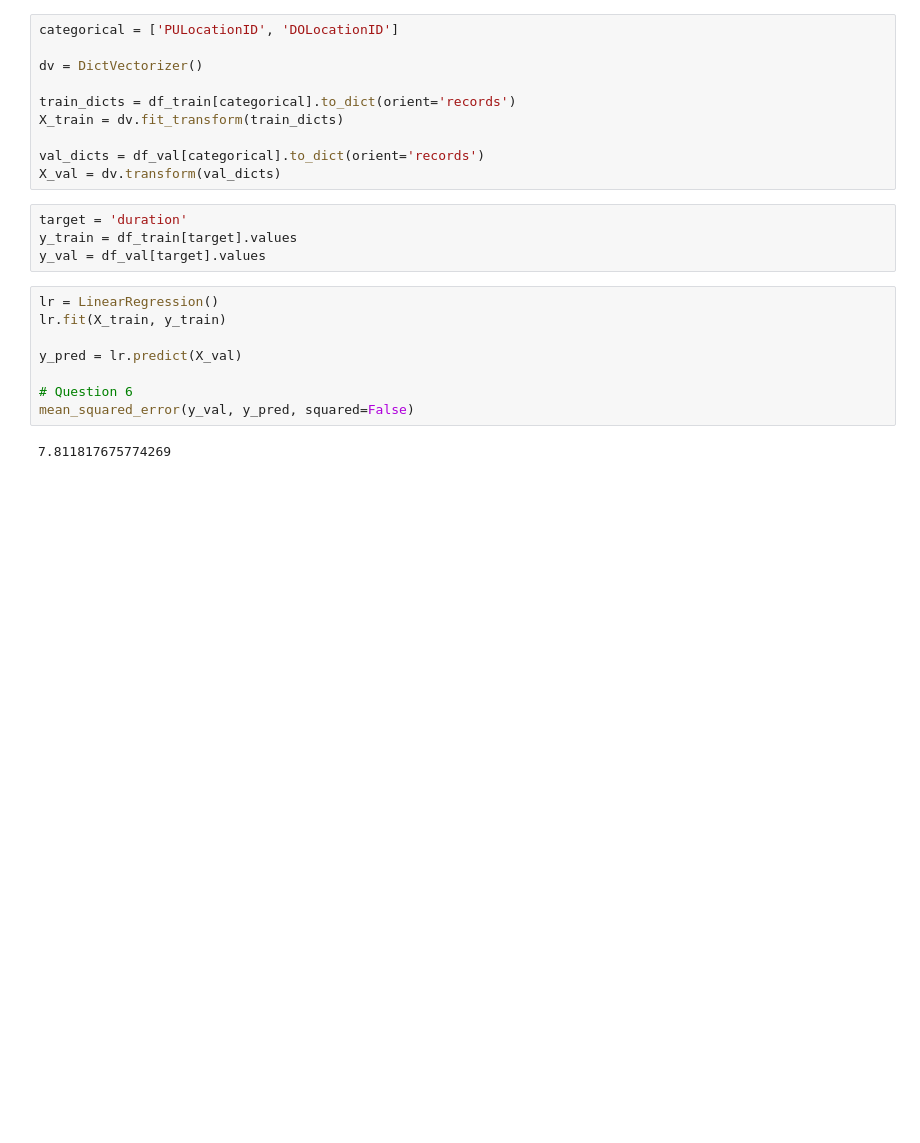
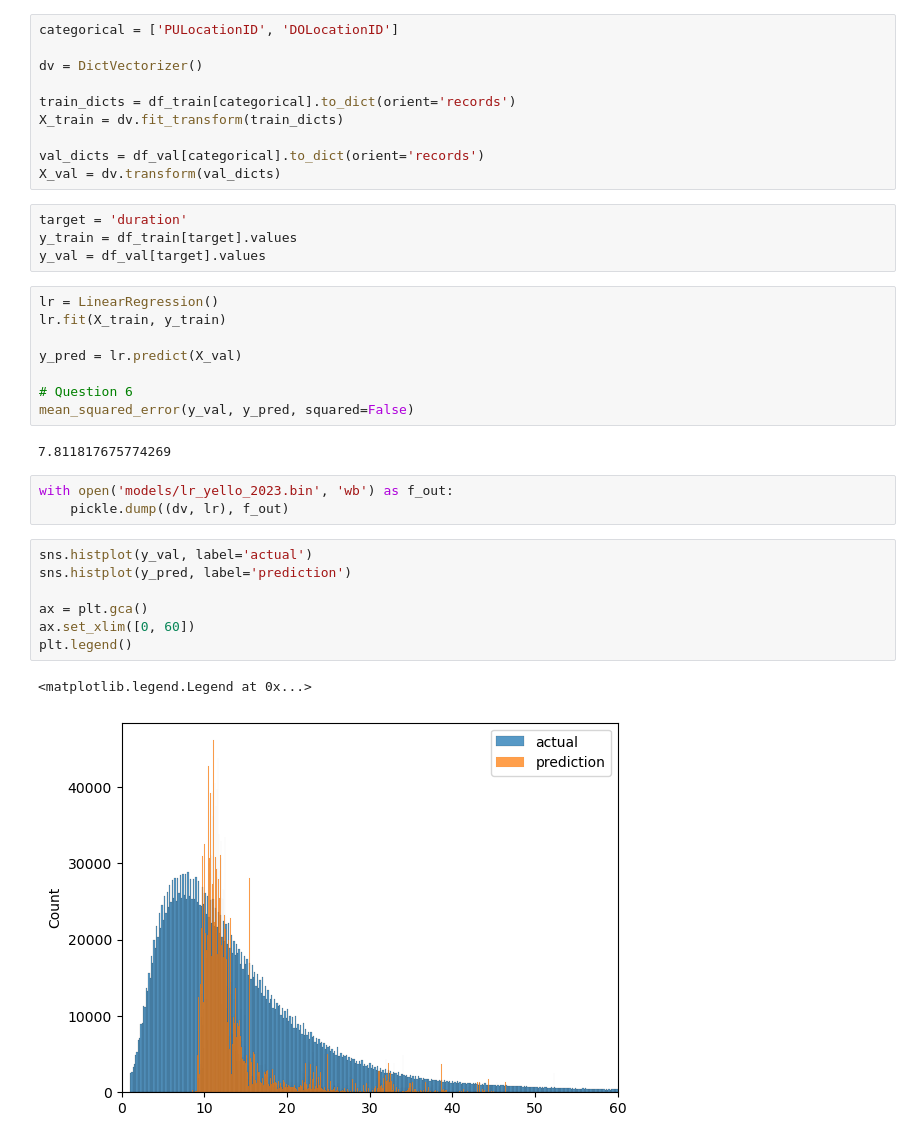
Before and after one commit to thanhnhatt29/mlops-zoomcamp, a Jupyter notebook: 01-intro/homework.ipynb, the cells around one changed output. Saved outputs shown, nothing was run; the diff lists cells and outputs as text; blank space fills up the shorter version.

Commit message:
add histplot for 2023 data prediction

```diff
--- a/01-intro/homework.ipynb
+++ b/01-intro/homework.ipynb
@@ -114,3 +123,16 @@ y_pred = lr.predict(X_val)
 mean_squared_error(y_val, y_pred, squared=False)
 # %% [output]
 7.811817675774269
+# %%
+with open('models/lr_yello_2023.bin', 'wb') as f_out:
+    pickle.dump((dv, lr), f_out)
+# %%
+sns.histplot(y_val, label='actual')
+sns.histplot(y_pred, label='prediction')
+
+ax = plt.gca()
+ax.set_xlim([0, 60])
+plt.legend()
+# %% [output]
+<matplotlib.legend.Legend at 0x...>
+[figure, added]
```
Also changed, not shown: parts of 1 cell of this notebook, 1 other file.
